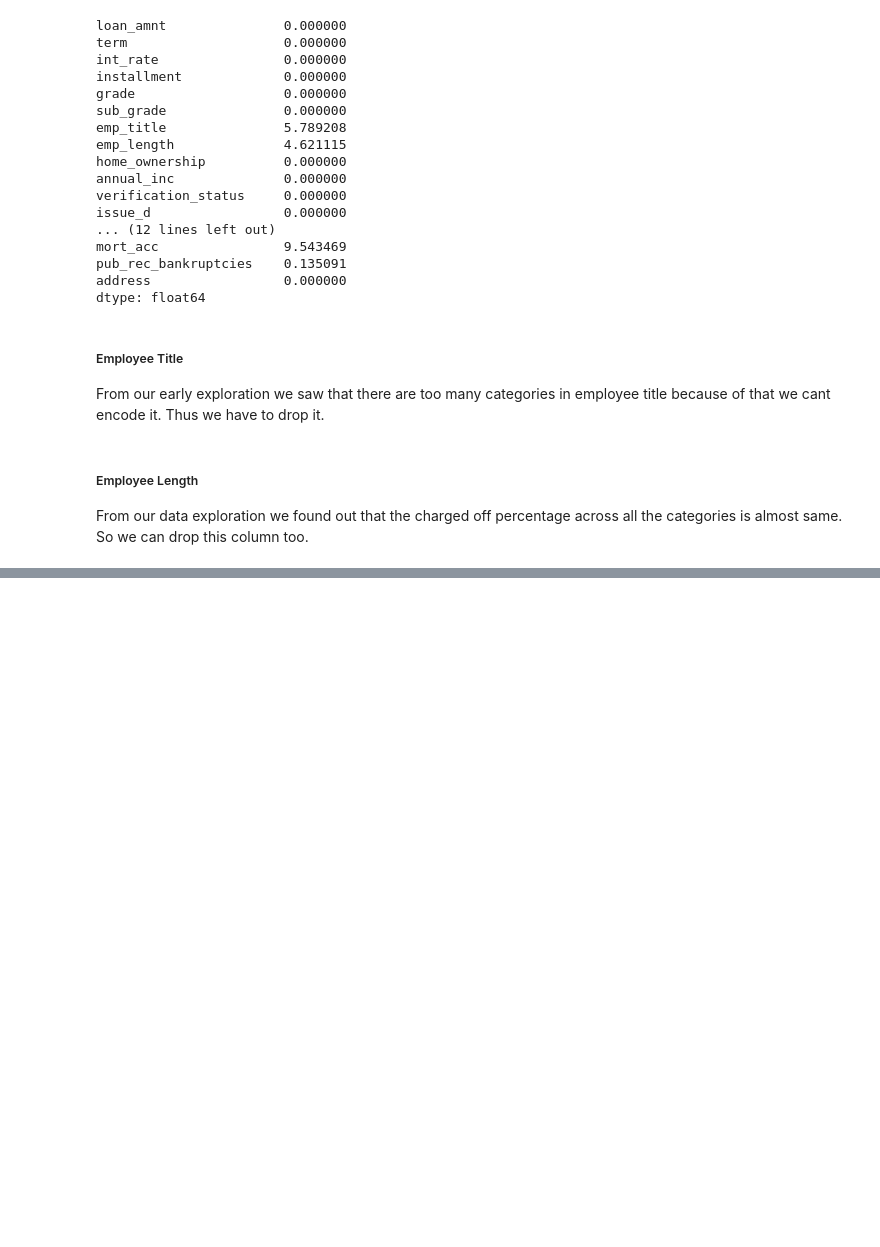
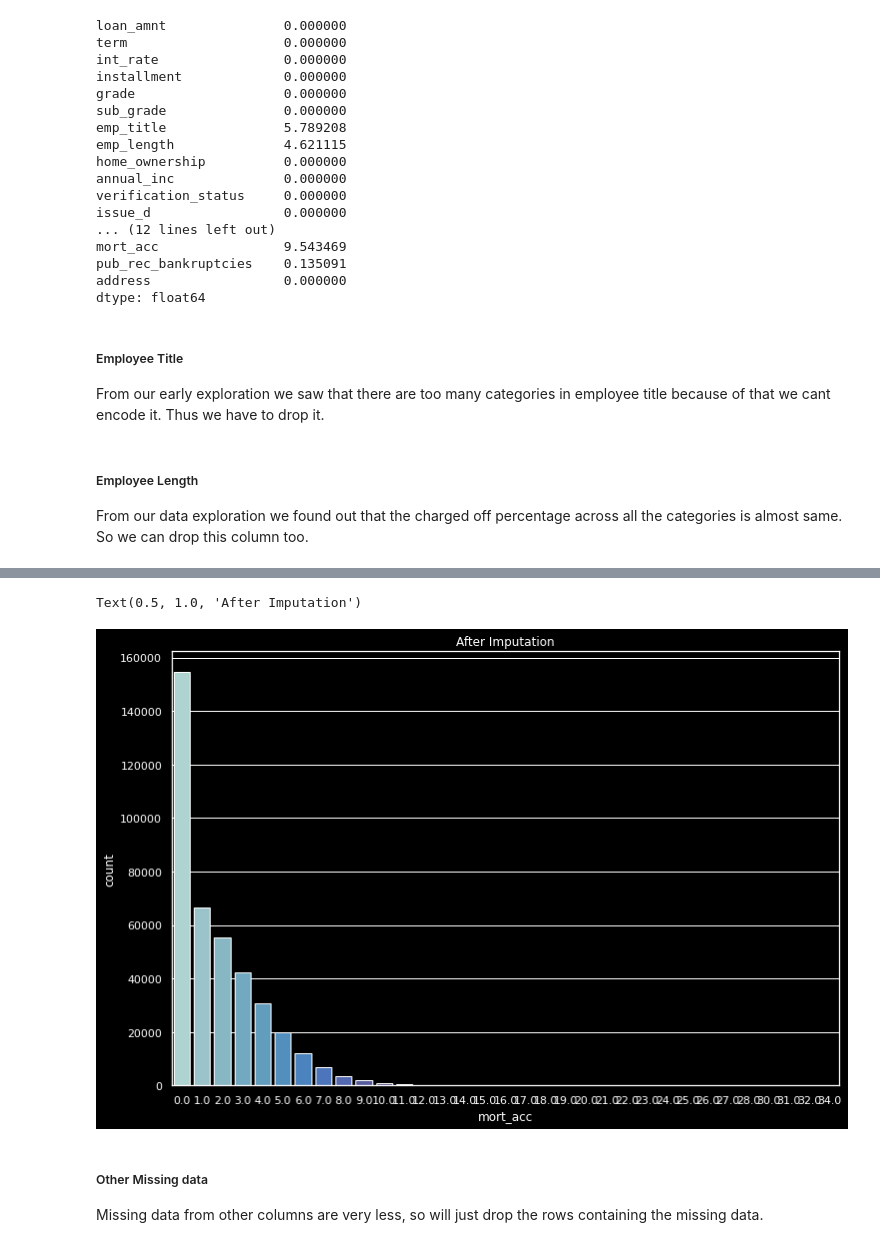
Before and after one commit to Inamul-Hassan/Lending-Club-Loan-Analysis, a Jupyter notebook: Lending_Club_Loan_Analysis.ipynb, the cells around one changed output, grey strips where cells are left out. Drawn from its saved outputs; the diff is of its cells as text; code cells hidden in the pictures; blank space fills up the shorter version.

```diff
--- a/Lending_Club_Loan_Analysis.ipynb
+++ b/Lending_Club_Loan_Analysis.ipynb
@@ -554,0 +609,11 @@ data.drop('emp_length',axis=1,inplace=True)
+# %%
+plt.figure(figsize=(12,8))
+sns.countplot(data['mort_acc'],palette='icefire')
+plt.title("After Imputation")
+# %% [output]
+Text(0.5, 1.0, 'After Imputation')
+[figure, added]
+# %% [markdown]
+##### Other Missing data
+
+Missing data from other columns are very less, so will just drop the rows containing the missing data.
```
Also changed, not shown: parts of 79 cells of this notebook.
